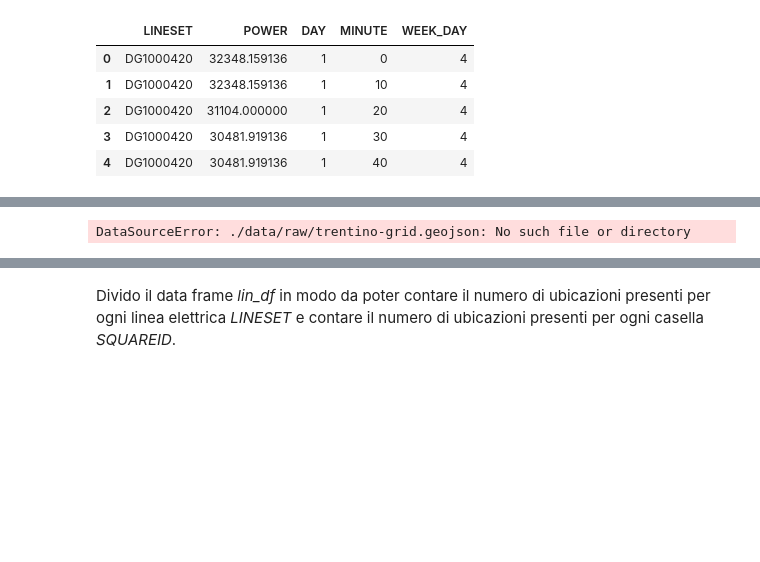
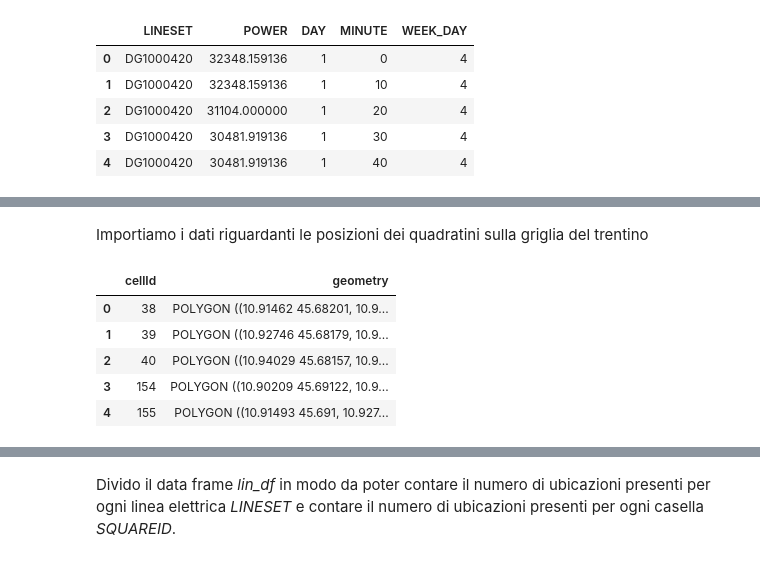
Before and after one commit to MarcoFava/Lavandini, a Jupyter notebook: EDA.ipynb, the cells around one changed output, grey strips where cells are left out. Cells and saved outputs as stored; diff of their text form; code cells hidden in the pictures; blank space fills up the shorter version.

```diff
--- a/EDA.ipynb
+++ b/EDA.ipynb
@@ -113,5 +117,12 @@ mean_df[1:25]
+# %% [markdown]
+Importiamo i dati riguardanti le posizioni dei quadratini sulla griglia del trentino
 # %%
-gpd = gp.read_file(file_path_raw + "trentino-grid.geojson")
-gpd
+tn_grid_gpd = gp.read_file(file_path_raw + "trentino-grid.geojson")
+tn_grid_gpd[:5]
 # %% [output]
-DataSourceError: ./data/raw/trentino-grid.geojson: No such file or directory
+|  | cellId | geometry |
+| 0 | 38 | POLYGON ((10.91462 45.68201, 10.9... |
+| 1 | 39 | POLYGON ((10.92746 45.68179, 10.9... |
+| 2 | 40 | POLYGON ((10.94029 45.68157, 10.9... |
+| 3 | 154 | POLYGON ((10.90209 45.69122, 10.9... |
+| 4 | 155 | POLYGON ((10.91493 45.691, 10.927... |
```
Also changed, not shown: parts of 7 cells of this notebook.
